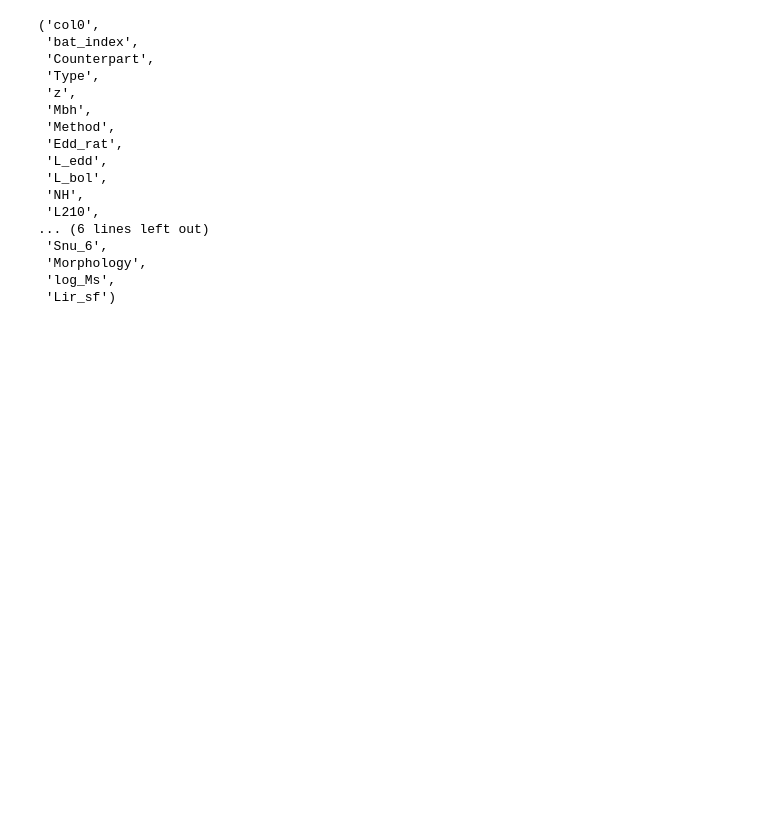
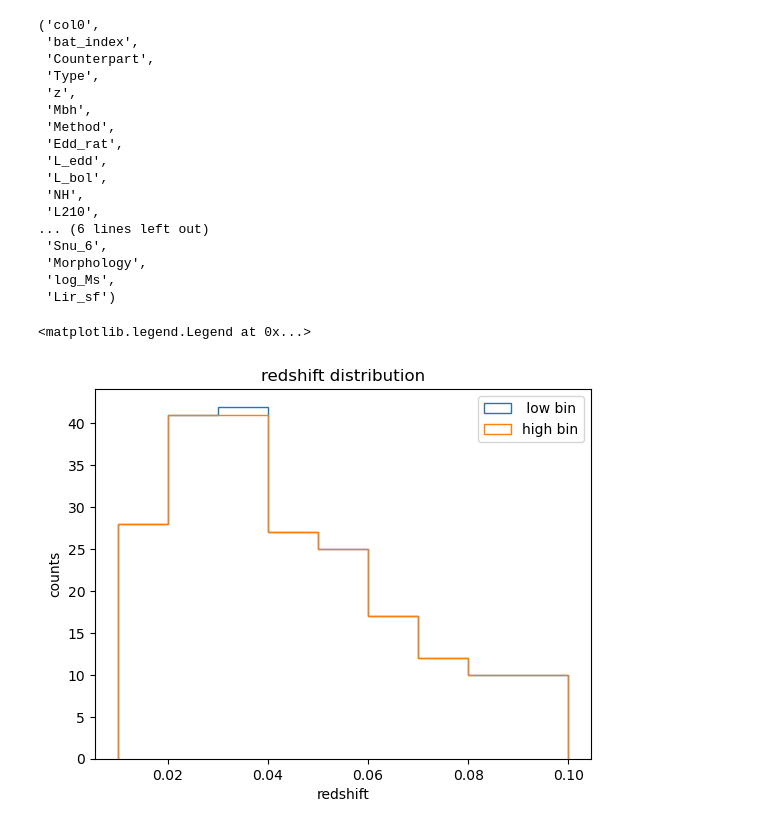
Before and after one commit to mcp74/AGNclustering, a Jupyter notebook: KNN_example.ipynb, the cells around one changed output. Saved outputs shown, nothing was run; the diff lists cells and outputs as text; code cells hidden in the pictures; blank space fills up the shorter version.

```diff
--- a/KNN_example.ipynb
+++ b/KNN_example.ipynb
@@ -73 +83,11 @@ l, m, u = control_var(agn=agnmass,bins=zbins,control='z',var='Mbh',percentile=pe
+# %%
+plt.hist(l['z'],bins=zbins,histtype='step',label=' low bin')
+plt.hist(up['z'],bins=zbins,histtype='step',label='high bin')
+plt.xlabel('redshift')
+plt.ylabel('counts')
+plt.title('redshift distribution')
+plt.legend()
+# %% [output]
+<matplotlib.legend.Legend at 0x...>
+[figure, added]
 # %%
```
Also changed, not shown: parts of 23 cells of this notebook, 9 other files.
